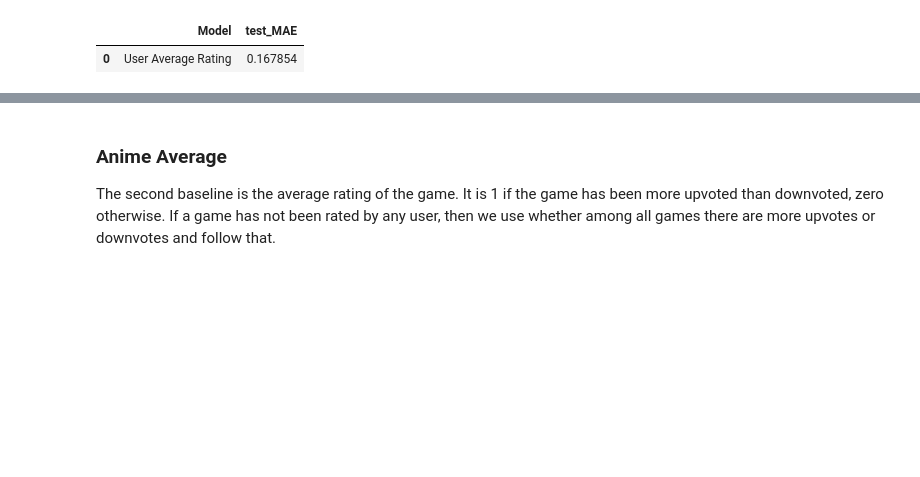
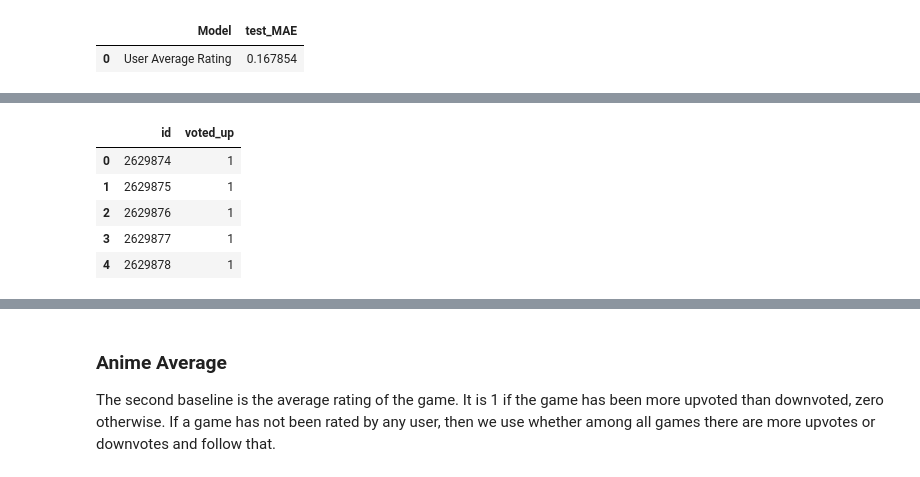
Before and after one commit to akseljoonas/rec-system-MLFortnight, a Jupyter notebook: main_model.ipynb, the cells around one changed output, grey strips where cells are left out. Saved outputs shown, nothing was run; the diff lists cells and outputs as text; code cells hidden in the pictures; blank space fills up the shorter version.

```diff
--- a/main_model.ipynb
+++ b/main_model.ipynb
@@ -418,0 +430,9 @@ Predicting...
+# %%
+sample_submission.head()
+# %% [output]
+|  | id | voted_up |
+| 0 | 2629874 | 1 |
+| 1 | 2629875 | 1 |
+| 2 | 2629876 | 1 |
+| 3 | 2629877 | 1 |
+| 4 | 2629878 | 1 |
```
Also changed, not shown: parts of 7 cells of this notebook.
